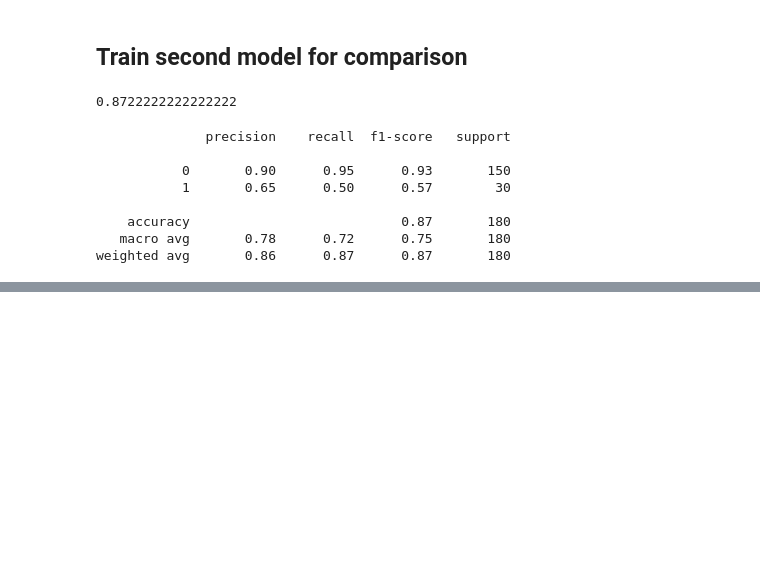
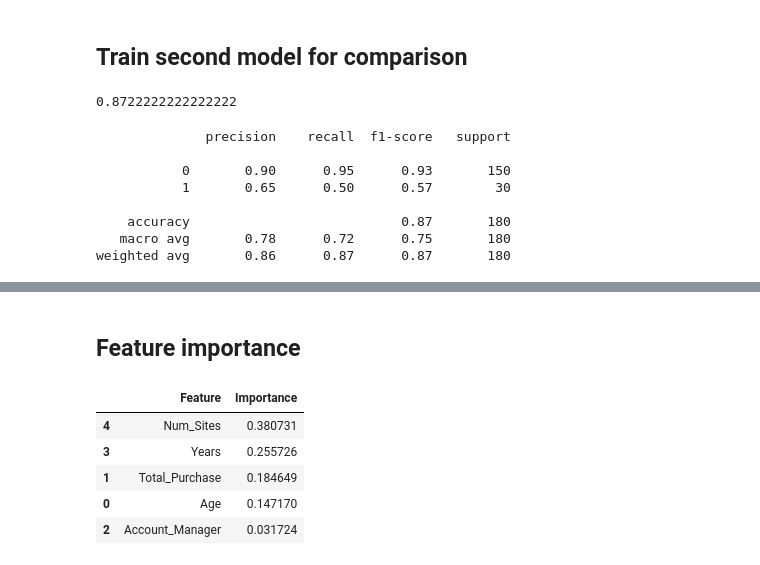
Before and after one commit to TharushiKarunarathne/Customer-Churn-Risk-Analysis-and-Prediction, a Jupyter notebook: notebooks/churn_analysis.ipynb, the cells around one changed output, grey strips where cells are left out. Cells and saved outputs as stored; diff of their text form; code cells hidden in the pictures; blank space fills up the shorter version.

```diff
--- a/notebooks/churn_analysis.ipynb
+++ b/notebooks/churn_analysis.ipynb
@@ -286,0 +321,16 @@ weighted avg       0.86      0.87      0.87       180
+# %% [markdown]
+## Feature importance
+# %%
+feature_importance = pd.DataFrame({
+    "Feature": X.columns,
+    "Importance": rf_model.feature_importances_
+}).sort_values(by="Importance", ascending=False)
+
+feature_importance
+# %% [output]
+|  | Feature | Importance |
+| 4 | Num_Sites | 0.380731 |
+| 3 | Years | 0.255726 |
+| 1 | Total_Purchase | 0.184649 |
+| 0 | Age | 0.147170 |
+| 2 | Account_Manager | 0.031724 |
```
Also changed, not shown: parts of 5 cells of this notebook, 1 other file.
